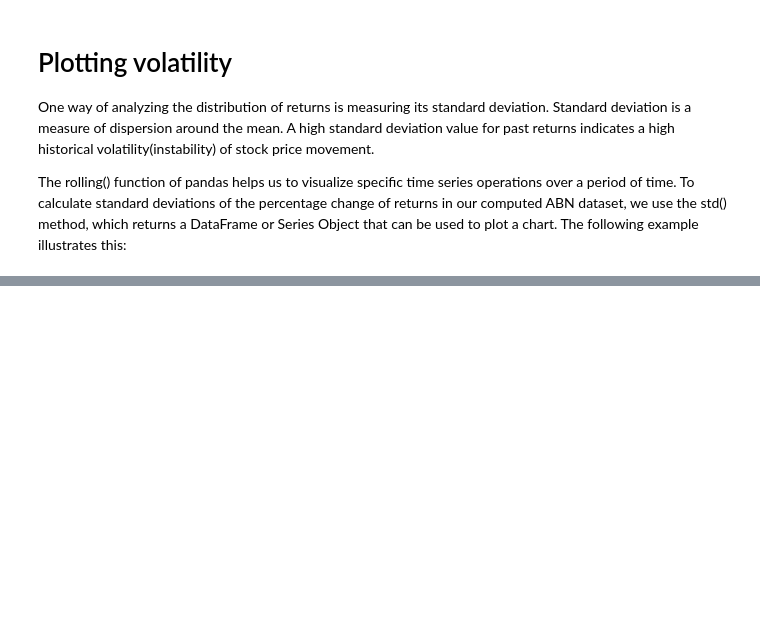
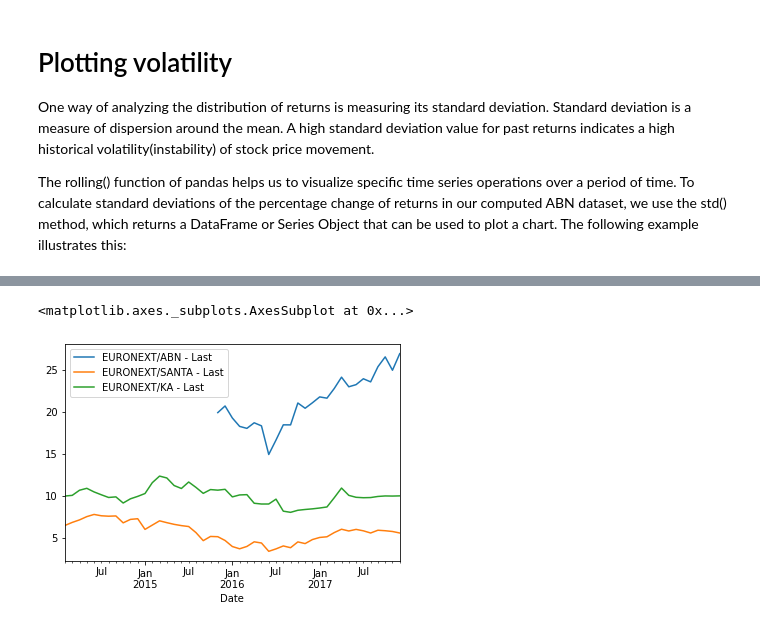
Before and after one commit to IsmailFadeli/Python-for-Finance, a Jupyter notebook: Financial Analytics on time series.ipynb, the cells around one changed output, grey strips where cells are left out. Saved outputs shown, nothing was run; the diff lists cells and outputs as text; code cells hidden in the pictures; blank space fills up the shorter version.

```diff
--- a/Financial Analytics on time series.ipynb
+++ b/Financial Analytics on time series.ipynb
@@ -88,0 +116,14 @@ df_std.plot()
+# %%
+%matplotlib inline
+import quandl
+quandl.ApiConfig.api_key = QUANDL_API_KEY
+df = quandl.get(['EURONEXT/ABN.4',
+                 'EURONEXT/SANTA.4',
+                 'EURONEXT/KA.4'],
+                collapse = 'monthly',
+                startdate = '2016-01-01',
+                end_date = '2017-12-31')
+df.plot()
+# %% [output]
+<matplotlib.axes._subplots.AxesSubplot at 0x...>
+[figure, added]
```
Also changed, not shown: parts of 5 cells of this notebook.
